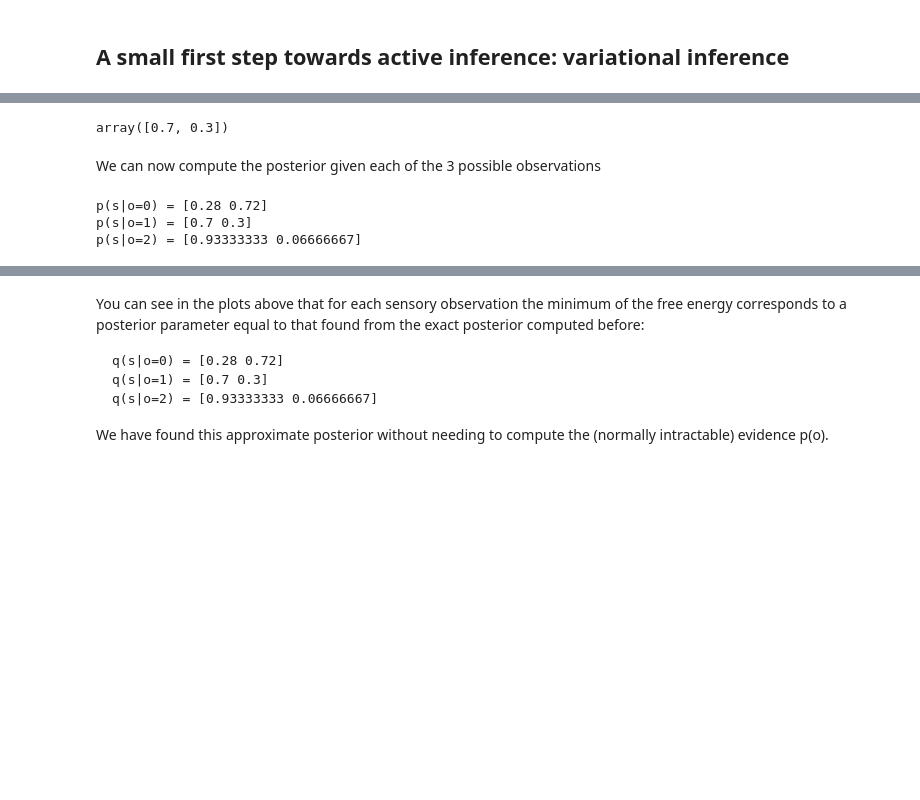
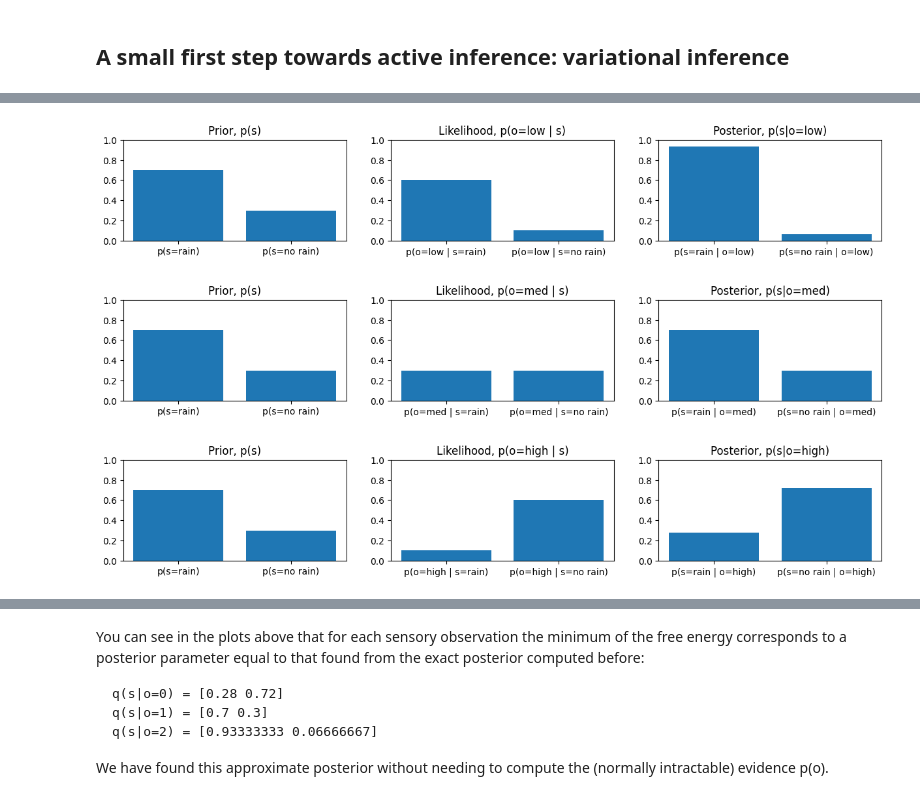
Before and after one commit to felixcs1/ds-learning, a Jupyter notebook: probability/ai.ipynb, the cells around one changed output, grey strips where cells are left out. Saved outputs shown, nothing was run; the diff lists cells and outputs as text; code cells hidden in the pictures; blank space fills up the shorter version.

```diff
--- a/probability/ai.ipynb
+++ b/probability/ai.ipynb
@@ -62,44 +32,31 @@ p(s|o=2) = [0.93333333 0.06666667]
-# %%
-# Prior on two possible states
-prior = np.array([0.7, 0.3])
-
-# p(o|s) Likelihood mapping from states to observations.
-# Can view columns as likelihood of state given an observation and rows as prob dist over observations given a state
-A = np.array(
-    [
-        [0.1, 0.3, 0.6],
-        [0.6, 0.3, 0.1],
-    ]
-)
-
-# Now say with observe o=1 (from options of 0,1,2)
-# we can calculate the posterior p(s|o=2) = p(o=2 |s)p(s) / p(o)
-likelihood = A[:, 1] # p(o=1 | s )
-evidence = sum(likelihood * prior) # this is a sum over states. p(o) is p(o, s) with s marginalized out
-posterior = likelihood * prior / evidence
-
-# In this case the likelihood for o=1 says its equally likely to be in state 0 or state 1
-# i.e we gain no new information about the states from the observation
-# so the posterior remains identical to the prior before we made an observation
-posterior
-# %% [output]
-array([0.7, 0.3])
-# %% [markdown]
-We can now compute the posterior given each of the 3 possible observations
-# %%
-def posterior(prior, A, observation):
-    likelihood = A[:, observation]
-    evidence = sum(likelihood * prior) # note this is a sum over states p(o) is p(o, s) with s marginalized out
-    posterior = likelihood * prior / evidence
-    return posterior
-
-# Given the prior prefers the first state s=0,
-# o=2: which has a high likelihood for s=0 and swings the posterior beliefs largely in favour of s=0
-# o=1: which has a high likelihood for s=1 and swings the posterior beliefs slighlty in favour of s=1 but
-# moderated by the prior
-for o in [0,1,2]:
-    print(f"p(s|o={o}) = {posterior(p_s, p_o_s, o)}")
-# %% [output]
-p(s|o=0) = [0.28 0.72]
-p(s|o=1) = [0.7 0.3]
-p(s|o=2) = [0.93333333 0.06666667]
+# %%
+prior = np.array([0.7, 0.3]) # p(s=rain) = 0.7, p(s=no rain) = 0.3
+A = np.array( # Likelihood mapping from states to observations
+    [
+        [0.6, 0.3, 0.1],  # Prob for observations o=low, o=med, o=high when in state s=rain
+        [0.1, 0.3, 0.6],  # Prob for observations o=low, o=med, o=high when in state s=no rain
+    ]
+)
+
+for i, observation in zip([0, 1, 2], ["low", "med", "high"]):
+    likelihood = A[:, i] # p(o|s)
+    evidence = sum(likelihood * prior) # p(o)
+    posterior = likelihood * prior / evidence # p(s|o)
+
+    # Plot prior, likelihood and posterior
+    fig, axs = plt.subplots(1, 3, figsize=(15, 2))
+    axs[0].bar(x=["p(s=rain)", "p(s=no rain)"], height=prior)
+    axs[0].set_title("Prior, p(s)")
+
+    axs[1].bar(x=[f"p(o={observation} | s=rain)", f"p(o={observation} | s=no rain)"], height=likelihood)
+    axs[1].set_title(f"Likelihood, p(o={observation} | s)")
+
+    axs[2].bar(x=[f"p(s=rain | o={observation})", f"p(s=no rain | o={observation})"], height=posterior)
+    axs[2].set_title(f"Posterior, p(s|o={observation})")
+
+    for ax in axs:
+        ax.set_ylim(0, 1)
+# %% [output]
+[figure, added]
+[figure, added]
+[figure, added]
```
Also changed, not shown: parts of 10 cells of this notebook.
